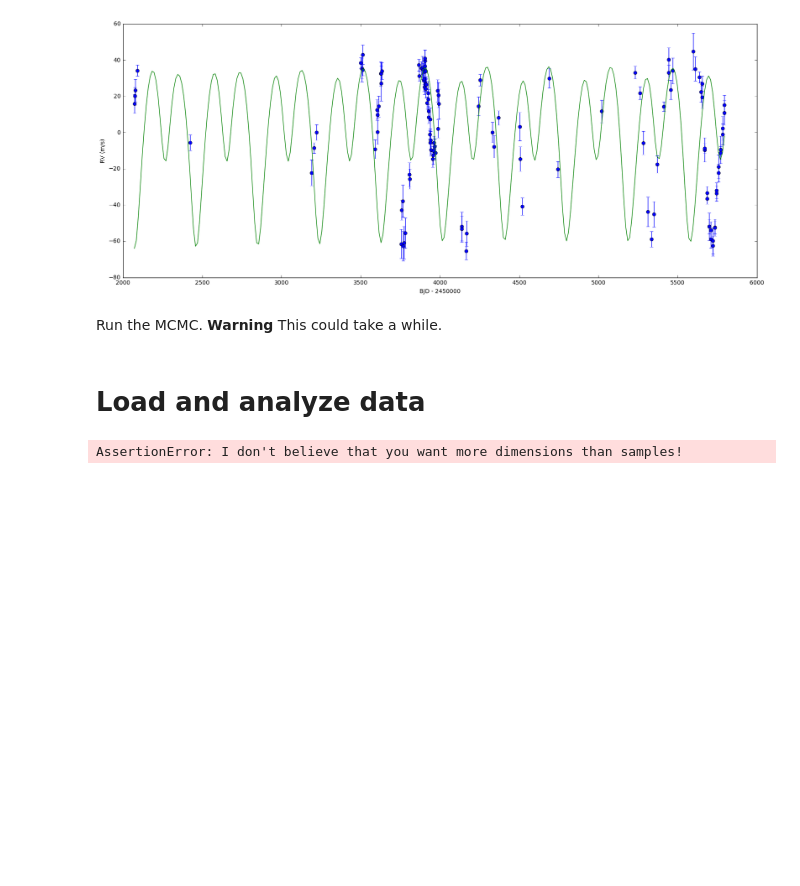
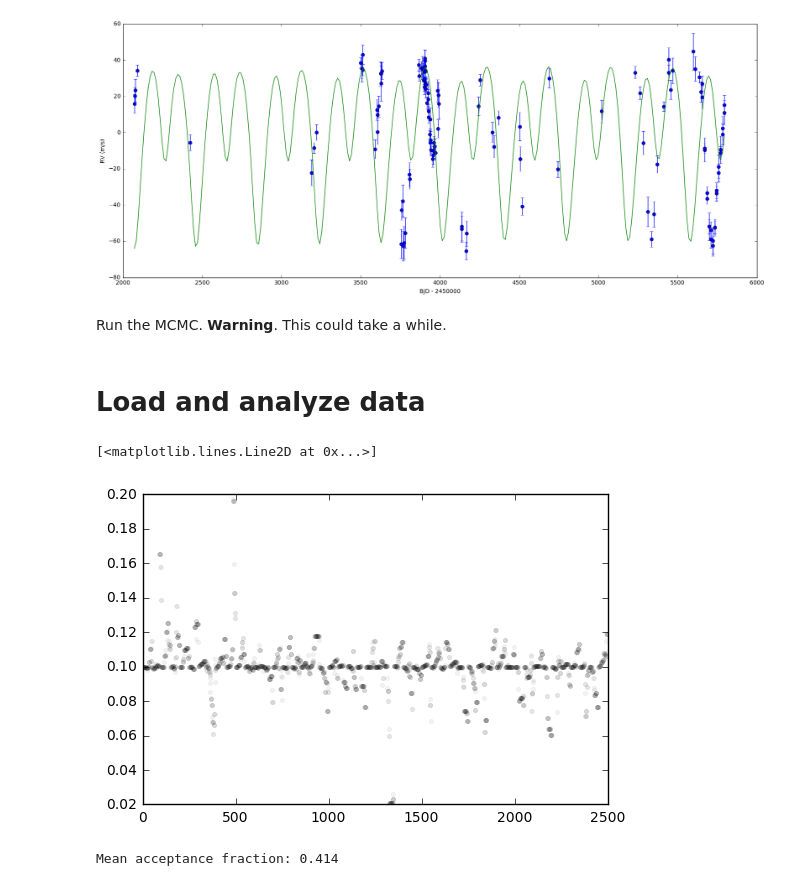
Before and after one commit to silburt/HD155358, a Jupyter notebook: HD155358.ipynb, the cells around one changed output. Cells and saved outputs as stored; diff of their text form; code cells hidden in the pictures; blank space fills up the shorter version.

```diff
--- a/HD155358.ipynb
+++ b/HD155358.ipynb
@@ -118,30 +118,38 @@ dtoR = np.pi/180.                         #degrees -> radians
 times = data["BJD"] - data["BJD"].iloc[0] #BJD (days)
 m1sini,m2sini = 0.85,0.82                 #Jupiter masses
 a1,a2 = 0.64,1.02                         #AU
-h1,h2 = 0.5,0.5
-k1,k2 = 0.5,0.5
+h1,h2 = 0.1,0.1
+k1,k2 = 0.1,0.1
 M1,M2 = 129.*dtoR,233.*dtoR               #in radians
 sini = 0.5                                #inclination angle
 jitter2 = 1                               #stellar jitter term squared (m^2/s^2)
 
 theta_ini = [m1sini,m2sini,a1,a2,h1,h2,k1,k2,M1,M2,sini,jitter2]
+ndim, nwalkers, n_it = len(theta_ini), 50, 5000
 # %% [markdown]
-Run the MCMC. **Warning** This could take a while.
+Run the MCMC. **Warning**. This could take a while.
 # %%
-pool = multiprocessing.Pool(10)
-ndim, nwalkers, n_it = len(theta_ini), 50, 5
+pool = multiprocessing.Pool(23)
 
 pos = [theta_ini + 1e-4*np.random.randn(ndim) for i in range(nwalkers)]
 sampler = emcee.EnsembleSampler(nwalkers, ndim, lnprob, pool=pool, args=(times, data["RV"].values, (data["Unc"].values)**2));
 sampler.run_mcmc(pos, n_it);
-np.save("test.npy",sampler.chain)
+np.save("round1.npy",sampler.chain)
 # %% [markdown]
 # Load and analyze data
 # %%
 #Corner plot
-burnin = 1000
-samples = np.load("test.npy")[:, burnin:, :].reshape((-1, ndim))
-fig = corner.corner(samples, labels=["$m_1sini$","$m_2sini$","$a_1$","$a_2$","$h_1$","$h_2$","$k_1$","$k_2$","$M_1$","$M_2$","$sini$"])
-fig.savefig("MCMC_corner.png")
+burnin = 0
+samples = np.load("round1.npy")[:, burnin:, :].reshape((-1, ndim))
+#fig = corner.corner(samples, labels=["$m_1sini$","$m_2sini$","$a_1$","$a_2$","$h_1$","$h_2$","$k_1$","$k_2$","$M_1$","$M_2$","$sini$"])
+#fig.savefig("MCMC_corner.png")
-# %% [output]
-AssertionError: I don't believe that you want more dimensions than samples!
+# %%
+parameter = 6
+plt.plot(samples[:,parameter], '.', alpha=0.05, color='black')
+# %% [output]
+[<matplotlib.lines.Line2D at 0x...>]
+[figure, added]
+# %%
+print "Mean acceptance fraction: {0:.3f}".format(np.mean(sampler.acceptance_fraction))
+# %% [output]
+Mean acceptance fraction: 0.414
```
Also changed, not shown: parts of 2 cells of this notebook.
